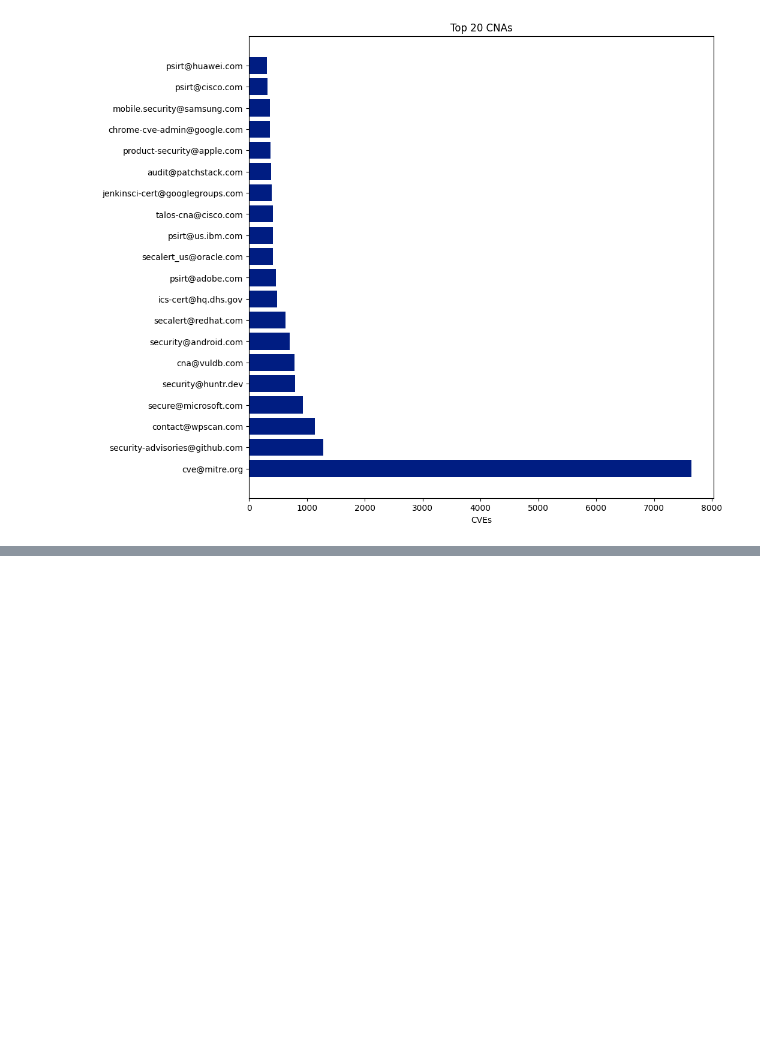
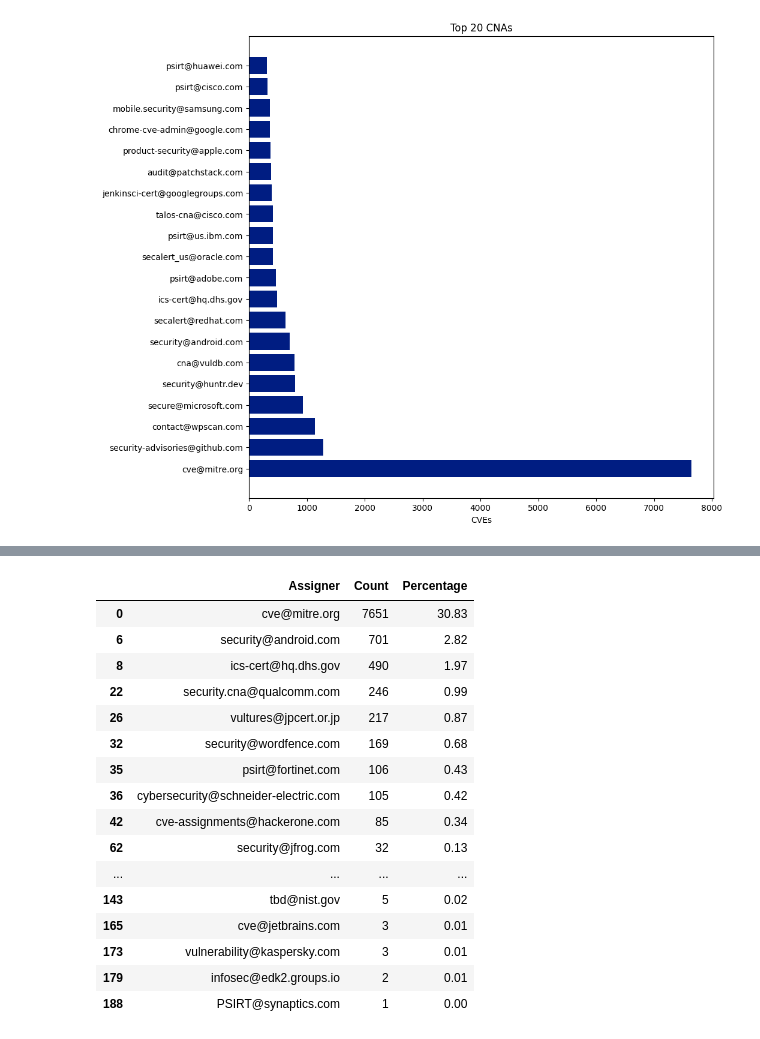
Before and after one commit to jgamblin/CVEReview, a Jupyter notebook: 2022_CNA.ipynb, the cells around one changed output, grey strips where cells are left out. Cells and saved outputs as stored; diff of their text form; code cells hidden in the pictures; blank space fills up the shorter version.

```diff
--- a/2022_CNA.ipynb
+++ b/2022_CNA.ipynb
@@ -200,0 +186,10 @@ nvd_frequency.describe()
+# %%
+
+from pandas.io.json import json_normalize #package for flattening json in pandas df
+
+with open('CNAsList.json') as f:
+    data = json.load(f)
+
+cna_emails = json_normalize(data=data, record_path=['contact', 'email'])
+all_cna_emails = cna_emails['emailAddr'].to_list()
+published_cna_emails = nvd_frequency['Assigner'].to_list()
@@ -200,0 +235,28 @@ nvd_frequency.describe()
+# %%
+
+s = set(all_cna_emails)
+not_listed_list = [x for x in published_cna_emails if x not in s]
+not_listed = pd.DataFrame(not_listed_list)
+not_listed.reset_index()
+not_listed.rename(columns={0:'Email Address'}, inplace=True)
+not_listed_count = nvd_frequency[nvd_frequency['Assigner'].isin(not_listed_list)]
+not_listed_count = not_listed_count.round(2)
+not_listed_count
+# %% [output]
+|  | Assigner | Count | Percentage |
+| 0 | cve@mitre.org | 7651 | 30.83 |
+| 6 | security@android.com | 701 | 2.82 |
+| 8 | ics-cert@hq.dhs.gov | 490 | 1.97 |
+| 22 | security.cna@qualcomm.com | 246 | 0.99 |
+| 26 | vultures@jpcert.or.jp | 217 | 0.87 |
+| 32 | security@wordfence.com | 169 | 0.68 |
+| 35 | psirt@fortinet.com | 106 | 0.43 |
+| 36 | cybersecurity@schneider-electric.com | 105 | 0.42 |
+| 42 | cve-assignments@hackerone.com | 85 | 0.34 |
+| 62 | security@jfrog.com | 32 | 0.13 |
+| ... | ... | ... | ... |
+| 143 | tbd@nist.gov | 5 | 0.02 |
+| 165 | cve@jetbrains.com | 3 | 0.01 |
+| 173 | vulnerability@kaspersky.com | 3 | 0.01 |
+| 179 | infosec@edk2.groups.io | 2 | 0.01 |
+| 188 | PSIRT@synaptics.com | 1 | 0.00 |
```
Also changed, not shown: parts of 5 cells of this notebook, 3 other files.
